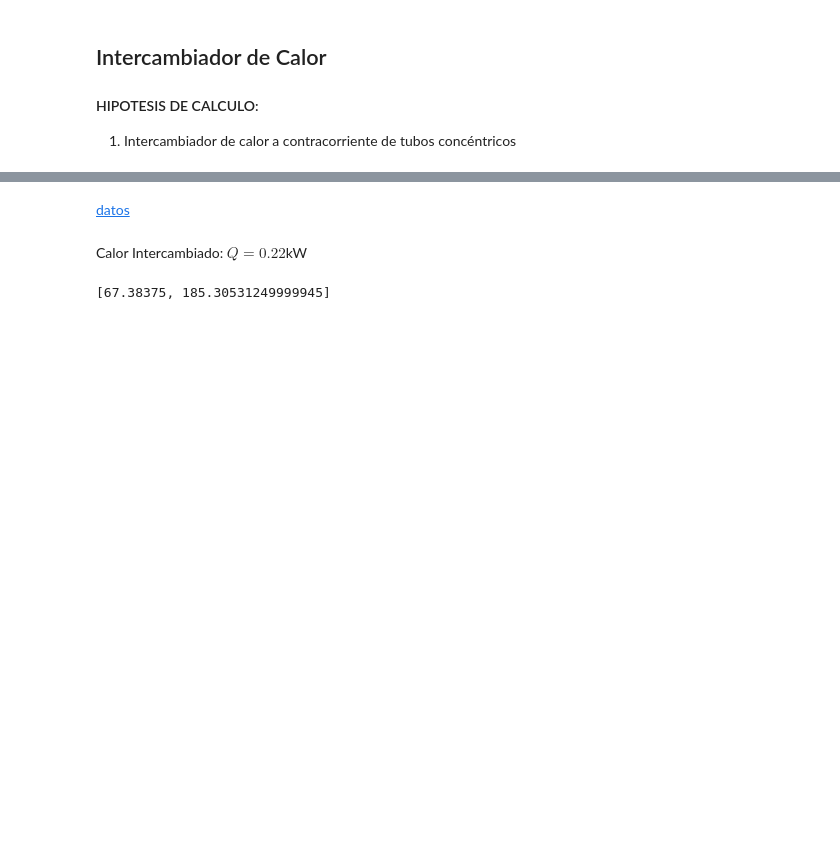
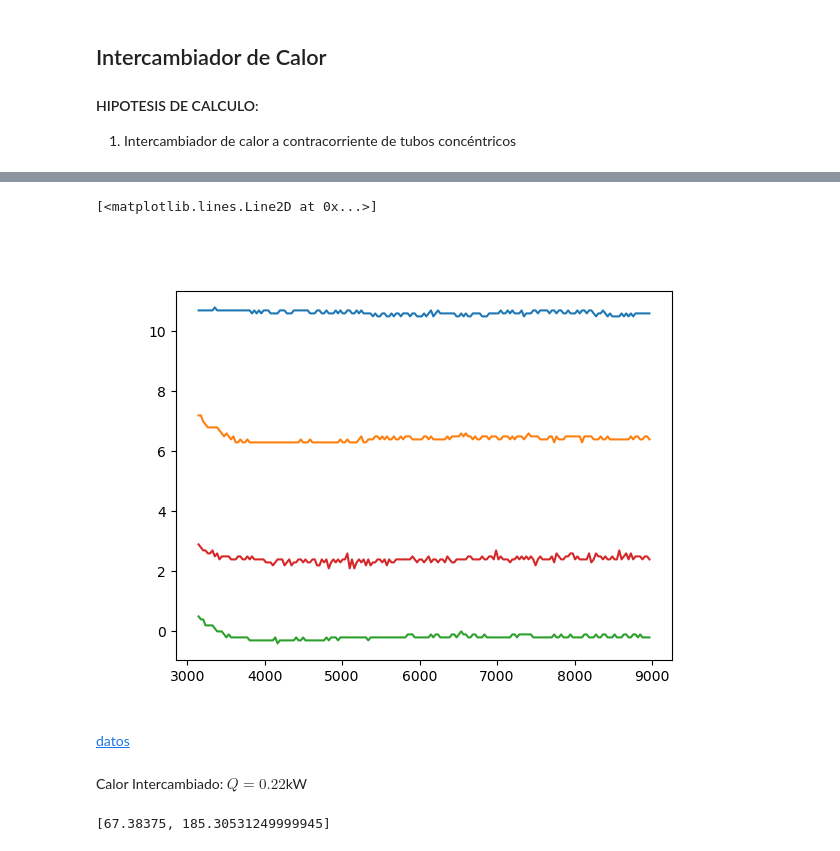
Before and after one commit to juandadamo/2022_Loop, a Jupyter notebook: Loop_intercambiador_01.ipynb, the cells around one changed output, grey strips where cells are left out. Drawn from its saved outputs; the diff is of its cells as text; code cells hidden in the pictures; blank space fills up the shorter version.

```diff
--- a/Loop_intercambiador_01.ipynb
+++ b/Loop_intercambiador_01.ipynb
@@ -97,3 +106,15 @@ ax2.legend();
+# %%
+#EXPERIENCIA 1
+# 458 HASTA 653
+n_inicio,n_final = [458,653]
+fig,ax = plt.subplots()
+ax.plot(time1[n_inicio:n_final],PT01[n_inicio:n_final])
+ax.plot(time1[n_inicio:n_final],PT05[n_inicio:n_final])
+ax.plot(time1[n_inicio:n_final],PT06[n_inicio:n_final])
+ax.plot(time1[n_inicio:n_final],PT02[n_inicio:n_final])
+# %% [output]
+[<matplotlib.lines.Line2D at 0x...>]
+[figure, added]
 # %%
 # Propiedades Físicas
 T_crudo_media = (T_crudo_e+T_crudo_s)/2
```
Also changed, not shown: parts of 4 cells of this notebook, 1 other file.
